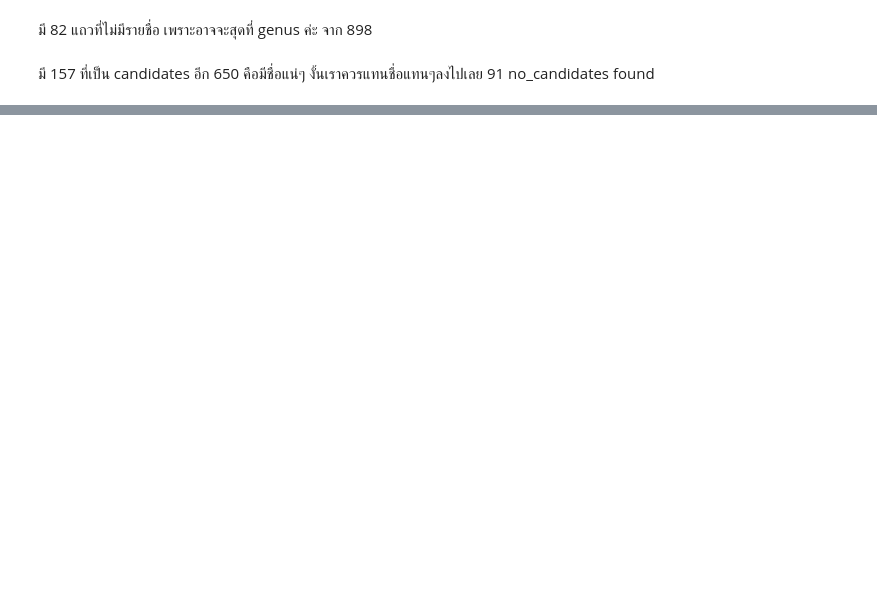
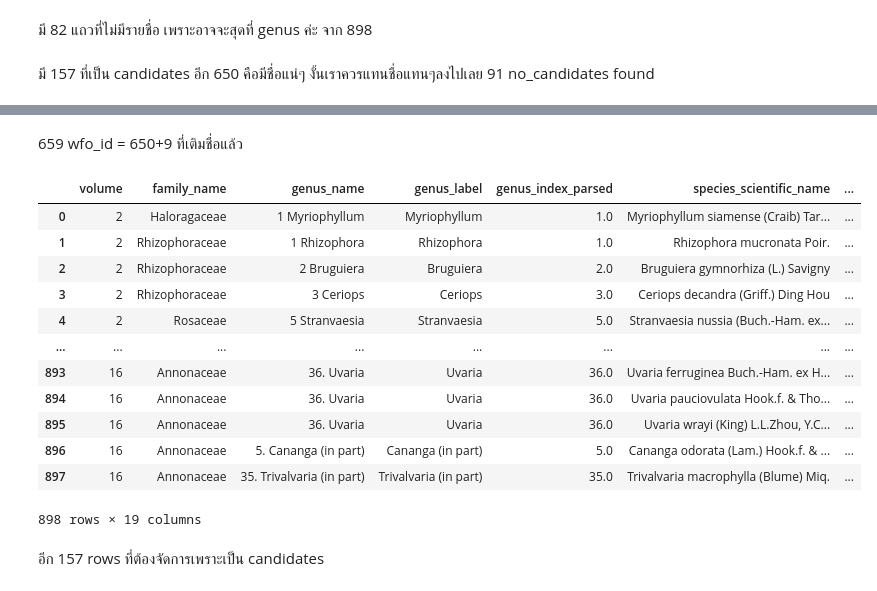
Before and after one commit to gigieee/Releaf, a Jupyter notebook: Scripts/flora_clean_valid.ipynb, the cells around one changed output, grey strips where cells are left out. Saved outputs shown, nothing was run; the diff lists cells and outputs as text; code cells hidden in the pictures; blank space fills up the shorter version.

```diff
--- a/Scripts/flora_clean_valid.ipynb
+++ b/Scripts/flora_clean_valid.ipynb
@@ -676,0 +1102,20 @@ df_bkf_missing.shape
+# %% [markdown]
+659 wfo_id = 650+9 ที่เติมชื่อแล้ว
+# %%
+df_result
+# %% [output]
+|  | volume | family_name | genus_name | genus_label | genus_index_parsed | species_scientific_name | ... |
+| 0 | 2 | Haloragaceae | 1 Myriophyllum | Myriophyllum | 1.0 | Myriophyllum siamense (Craib) Tar... | ... |
+| 1 | 2 | Rhizophoraceae | 1 Rhizophora | Rhizophora | 1.0 | Rhizophora mucronata Poir. | ... |
+| 2 | 2 | Rhizophoraceae | 2 Bruguiera | Bruguiera | 2.0 | Bruguiera gymnorhiza (L.) Savigny | ... |
+| 3 | 2 | Rhizophoraceae | 3 Ceriops | Ceriops | 3.0 | Ceriops decandra (Griff.) Ding Hou | ... |
+| 4 | 2 | Rosaceae | 5 Stranvaesia | Stranvaesia | 5.0 | Stranvaesia nussia (Buch.-Ham. ex... | ... |
+| ... | ... | ... | ... | ... | ... | ... | ... |
+| 893 | 16 | Annonaceae | 36. Uvaria | Uvaria | 36.0 | Uvaria ferruginea Buch.-Ham. ex H... | ... |
+| 894 | 16 | Annonaceae | 36. Uvaria | Uvaria | 36.0 | Uvaria pauciovulata Hook.f. & Tho... | ... |
+| 895 | 16 | Annonaceae | 36. Uvaria | Uvaria | 36.0 | Uvaria wrayi (King) L.L.Zhou, Y.C... | ... |
+| 896 | 16 | Annonaceae | 5. Cananga (in part) | Cananga (in part) | 5.0 | Cananga odorata (Lam.) Hook.f. & ... | ... |
+| 897 | 16 | Annonaceae | 35. Trivalvaria (in part) | Trivalvaria (in part) | 35.0 | Trivalvaria macrophylla (Blume) Miq. | ... |
+898 rows × 19 columns
+# %% [markdown]
+อีก 157 rows ที่ต้องจัดการเพราะเป็น candidates
```
Also changed, not shown: parts of 16 cells of this notebook, 23 other files.
